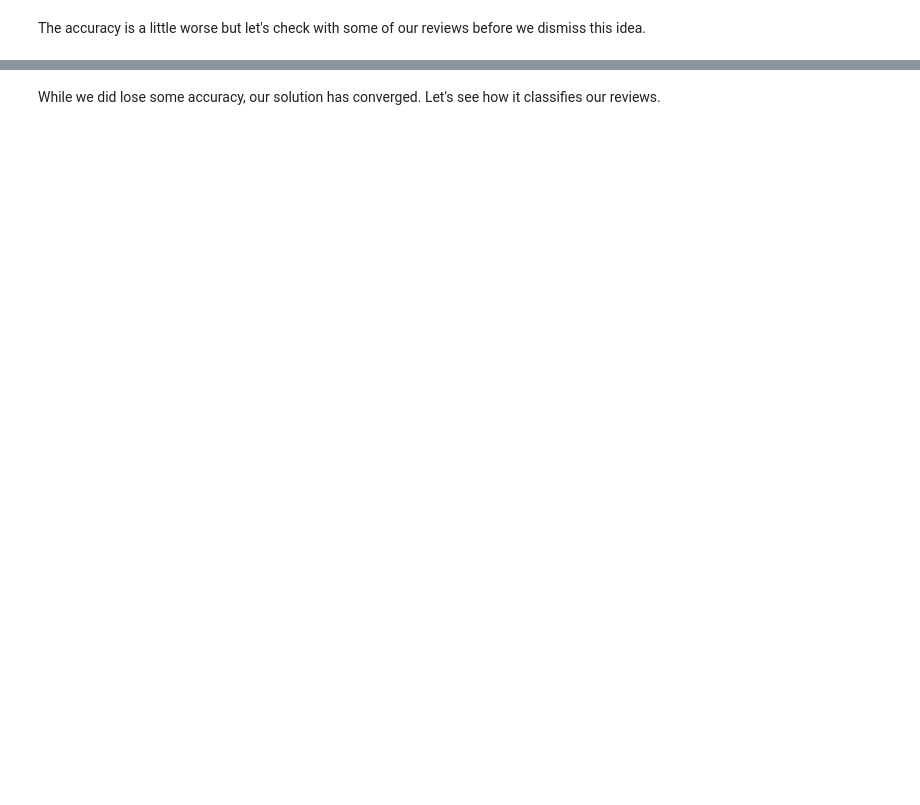
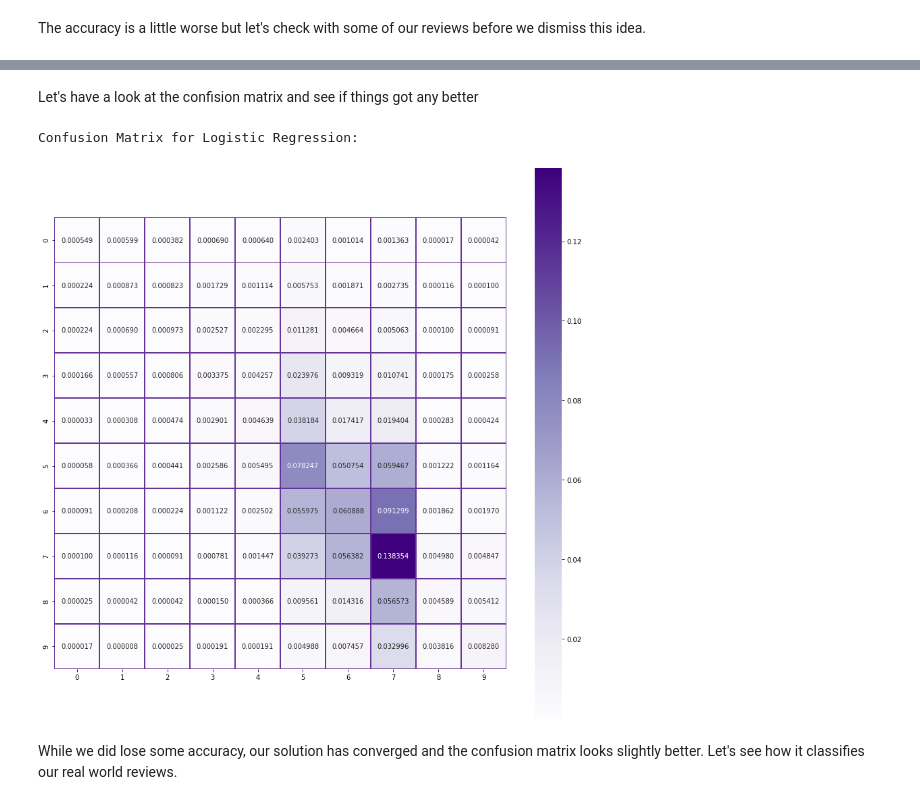
Before and after one commit to karanrajpal14/karanr.dev, a Jupyter notebook: static/rating_predictor.ipynb, the cells around one changed output, grey strips where cells are left out. Saved outputs shown, nothing was run; the diff lists cells and outputs as text; code cells hidden in the pictures; blank space fills up the shorter version.

```diff
--- a/static/rating_predictor.ipynb
+++ b/static/rating_predictor.ipynb
@@ -583,5 +708,19 @@ print(logreg_accuracy)
+# %% [markdown]
+Let's have a look at the confision matrix and see if things got any better
+# %%
+print("Confusion Matrix for Logistic Regression:")
+
+logreg_cm = confusion_matrix(y_dev, logreg_predicted, normalize='all')
+
+fig, ax = plt.subplots(figsize=(15, 15))
+sns.heatmap(logreg_cm, annot=True, linewidths=0.5, ax=ax,
+            cmap="Purples", linecolor="#663399", fmt="f", square=True)
+fig.show()
+# %% [output]
+Confusion Matrix for Logistic Regression:
+[figure, added]
 # %% [markdown]
-While we did lose some accuracy, our solution has converged. Let's see how it classifies our reviews.
+While we did lose some accuracy, our solution has converged and the confusion matrix looks slightly better. Let's see how it classifies our real world reviews.
 # %%
 preds = check_real_review_predictions(logreg, vectorizer)
 preds
```
Also changed, not shown: parts of 43 cells of this notebook, 6 other files.
